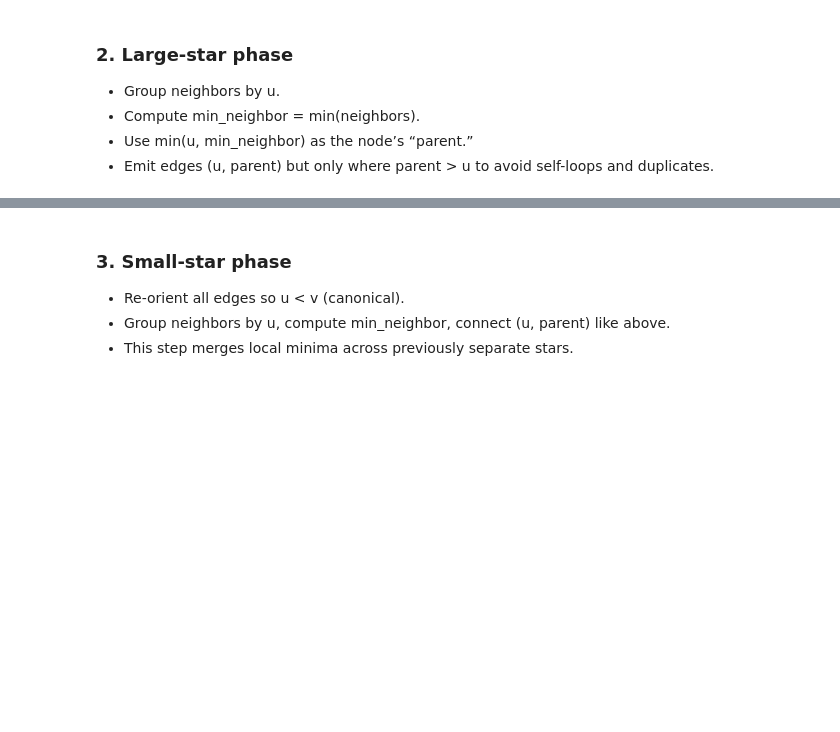
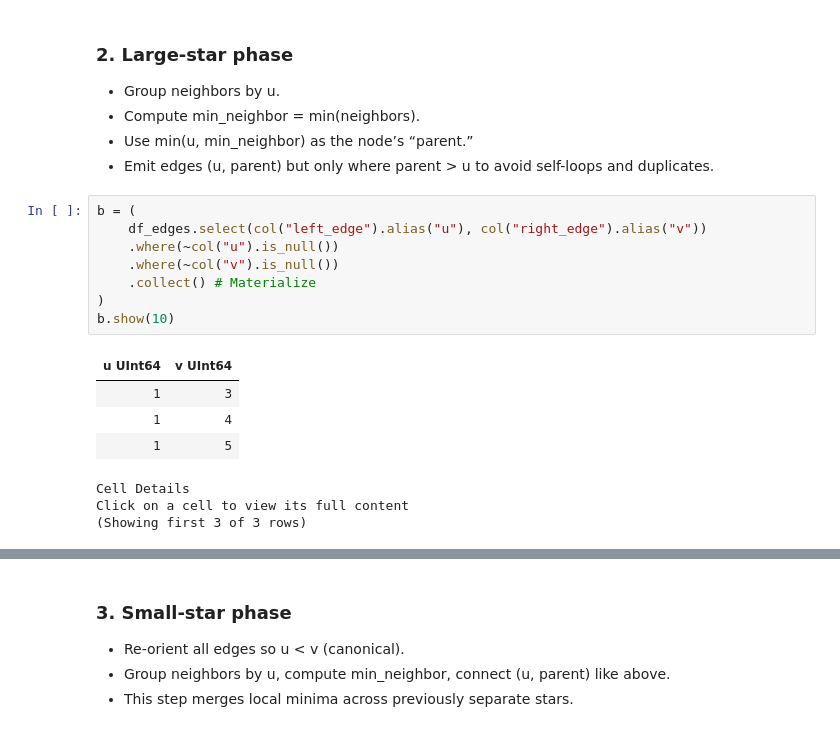
Before and after one commit to everettVT/daft-minhash-dedupe, a Jupyter notebook: friction/minhash_dedupe_common_crawl.ipynb, the cells around one changed output, grey strips where cells are left out. Cells and saved outputs as stored; diff of their text form; blank space fills up the shorter version.

```diff
--- a/friction/minhash_dedupe_common_crawl.ipynb
+++ b/friction/minhash_dedupe_common_crawl.ipynb
@@ -390,4 +377,20 @@ def ee(u: Expression, v: Expression):
 - Compute min_neighbor = min(neighbors).
 - Use min(u, min_neighbor) as the node’s “parent.”
 - Emit edges (u, parent) but only where parent > u to avoid self-loops and duplicates.
+# %%
+b = (
+    df_edges.select(col("left_edge").alias("u"), col("right_edge").alias("v"))
+    .where(~col("u").is_null())
+    .where(~col("v").is_null())
+    .collect() # Materialize
+)
+b.show(10)
+# %% [output]
+| u UInt64 | v UInt64 |
+| 1 | 3 |
+| 1 | 4 |
+| 1 | 5 |
+Cell Details
+Click on a cell to view its full content
+(Showing first 3 of 3 rows)
 # %%
```
Also changed, not shown: parts of 21 cells of this notebook, 2 other files.
